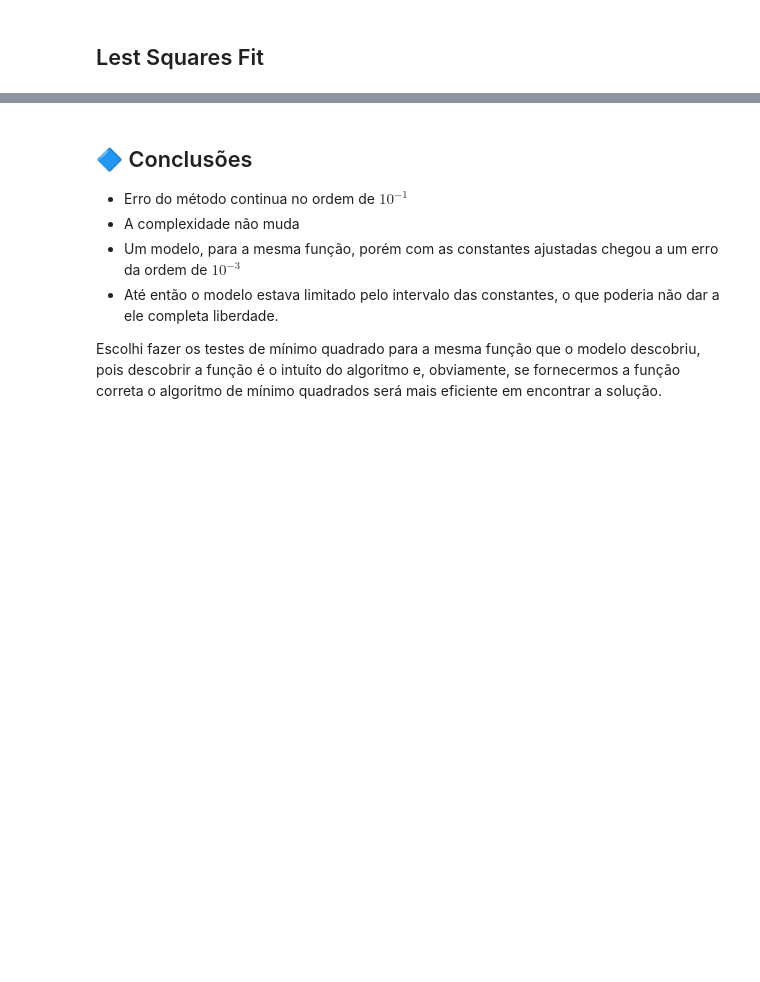
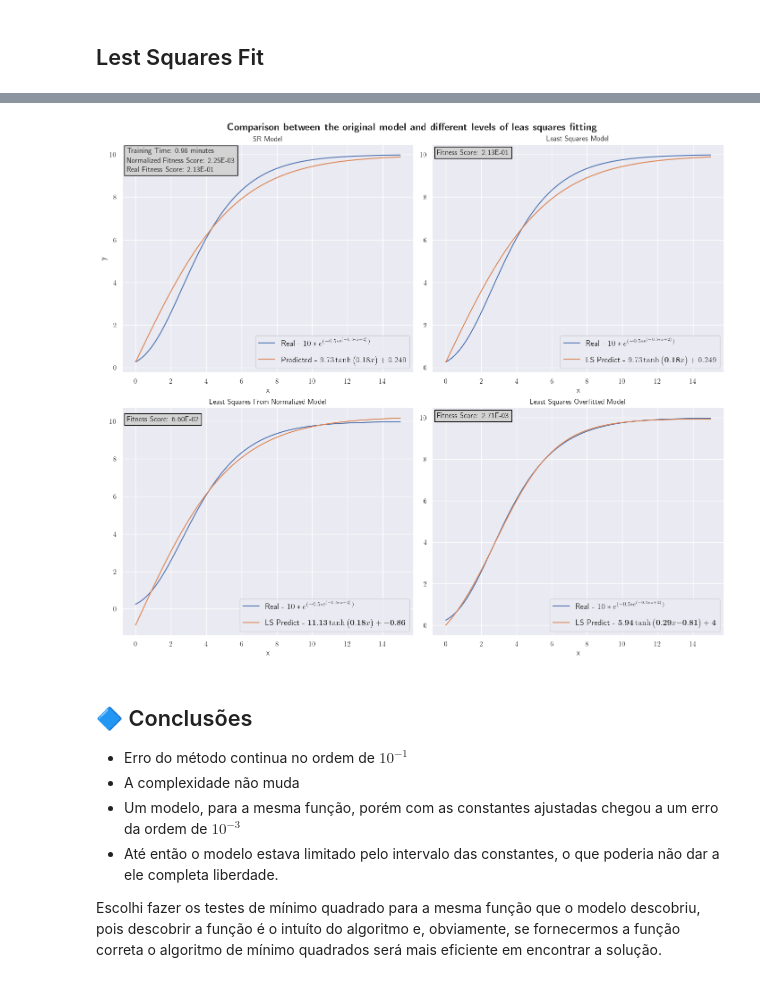
Before and after one commit to Guilherme-Ataliba/CSOWP-Symbolic-Regression, a Jupyter notebook: Analysis_new.ipynb, the cells around one changed output, grey strips where cells are left out. Cells and saved outputs as stored; diff of their text form; code cells hidden in the pictures; blank space fills up the shorter version.

```diff
--- a/Analysis_new.ipynb
+++ b/Analysis_new.ipynb
@@ -368,7 +380,7 @@ fig, axs = plt.subplots(2, 2, constrained_layout=True, figsize=(14, 12))
 plt.suptitle(r"\textbf{Comparison between the original model and different levels of leas squares fitting}", fontsize=16)
 
 sns.lineplot(x=X, y=func(X), label=r"Real - $10*e^{(-0.5*e^{(-0.5*x + 2)})}$", ax=axs[0, 0])
-sns.lineplot(x=X, y=output_func(X), label=r"Predicted - $9.73\tanh\Big(\mathbf{0.18}x\Big) + 0.249$", ax=axs[0, 0])
+sns.lineplot(x=X, y=output_func(X), label=r"Predicted - $9.73\tanh\Big(0.18x\Big) + 0.249$", ax=axs[0, 0])
 
 
 # Axis 1
@@ -386,39 +398,41 @@ axs[0, 0].set_title("SR Model")
 
 # Axis 2
 sns.lineplot(x=X, y=func(X), label=r"Real - $10*e^{(-0.5*e^{(-0.5*x + 2)})}$", ax=axs[0, 1])
-sns.lineplot(x=X, y=model(X, *params), ax=axs[0, 1], label=r"LS Predict - $9.73\tanh\Big(0.18x\Big) + 0.249$")
+sns.lineplot(x=X, y=model(X, *params), ax=axs[0, 1], label=r"LS Predict - $9.73\tanh\Big(\mathbf{0.18}x\Big) + 0.249$")
 axs[0, 1].legend(prop={"size": 13}, labelspacing=1)
 axs[0, 1].set_xlabel("x")
 
 axs[0, 1].annotate(f"""Fitness Score: {least_squares(X, y, model, *params):.2E}""",
             (-0.5, 10), bbox={"facecolor": "lightgray", "edgecolor": "black"})
 axs[0, 1].set_title("Least Squares Model")
 
 
 # Axis 3
 sns.lineplot(x=X, y=func(X), label=r"Real - $10*e^{(-0.5*e^{(-0.5*x + 2)})}$", ax=axs[1, 0])
 sns.lineplot(x=X, y=model_norm(X, *params_norm), ax=axs[1, 0], label=r"LS Predict - $\mathbf{11.13}\tanh\Big(\mathbf{0.18}x\Big) + \mathbf{-0.86}$")
 axs[1, 0].legend(prop={"size": 13}, labelspacing=1)
 axs[1, 0].set_xlabel("x")
 
 axs[1, 0].annotate(f"""Fitness Score: {least_squares(X, y, model_norm, *params_norm):.2E}""",
             (-0.5, 10), bbox={"facecolor": "lightgray", "edgecolor": "black"})
 axs[1, 0].set_title("Least Squares From Normalized Model")
 
 
 # Axis 4
 sns.lineplot(x=X, y=func(X), label=r"Real - $10*e^{(-0.5*e^{(-0.5*x + 2)})}$", ax=axs[1, 1])
 sns.lineplot(x=X, y=model_over(X, *params_over), ax=axs[1, 1], label=r"LS Predict - $\mathbf{5.94}\tanh\Big(\mathbf{0.29}x \mathbf{- 0.81}\Big) + \mathbf{4}$")
 axs[1, 1].legend(prop={"size": 13}, labelspacing=1)
 axs[1, 1].set_xlabel("x")
 
 axs[1, 1].annotate(f"""Fitness Score: {least_squares(X, y, model_over, *params_over):.2E}""",
             (-0.5, 10), bbox={"facecolor": "lightgray", "edgecolor": "black"})
 axs[1, 1].set_title("Least Squares Overfitted Model")
 
 
 
 plt.show()
+# %% [output]
+[figure, added]
 # %% [markdown]
 ## 🔷 Conclusões
 - Erro do método continua no ordem de $10^{-1}$
```
Also changed, not shown: parts of 29 cells of this notebook, 34 other files.
